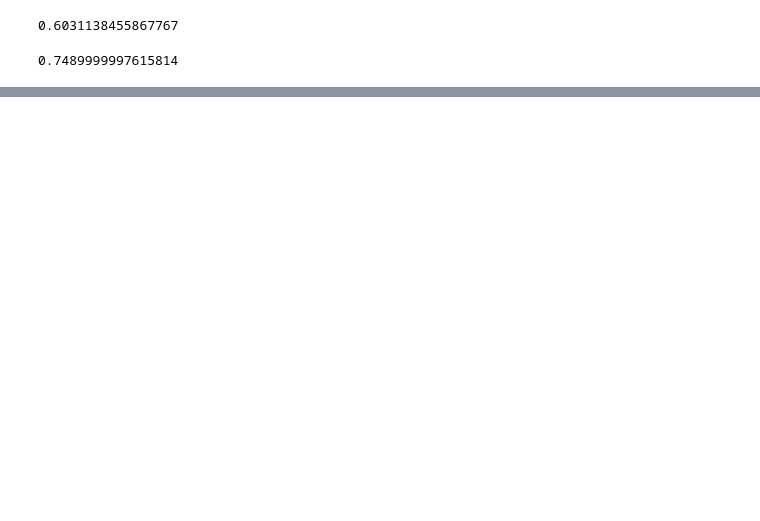
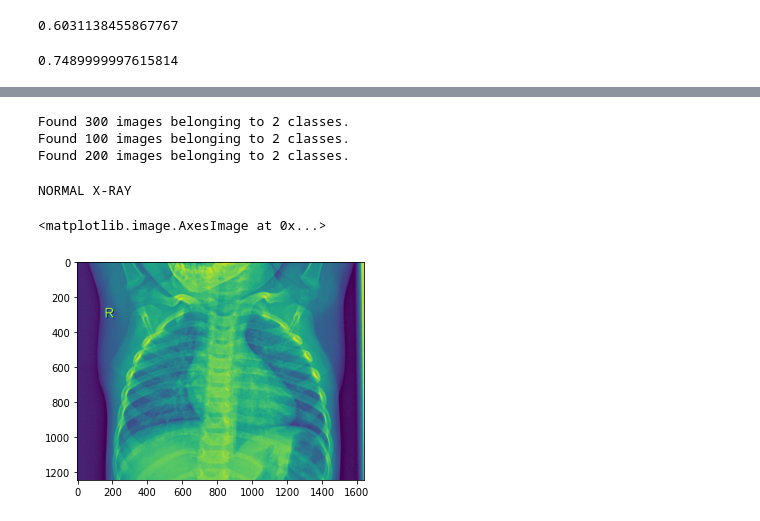
Before and after one commit to davemlz/Master_of_DataScience, a Jupyter notebook: ML1/6_Redes Convolucionales/classifying-images.ipynb, the cells around one changed output, grey strips where cells are left out. Drawn from its saved outputs; the diff is of its cells as text; code cells hidden in the pictures; blank space fills up the shorter version.

```diff
--- a/ML1/6_Redes Convolucionales/classifying-images.ipynb
+++ b/ML1/6_Redes Convolucionales/classifying-images.ipynb
@@ -383,0 +405,29 @@ new_test_acc
+# %%
+from keras.preprocessing.image import ImageDataGenerator
+
+train_dir = '/content/drive/My Drive/pneumonia_normal_small/train'
+validation_dir = '/content/drive/My Drive/pneumonia_normal_small/val'
+test_dir = '/content/drive/My Drive/pneumonia_normal_small/test'
+
+train_datagen = ImageDataGenerator(rescale=1./255)
+validation_datagen = ImageDataGenerator(rescale=1./255)
+test_datagen = ImageDataGenerator(rescale=1./255)
+
+train_generator = train_datagen.flow_from_directory(train_dir,target_size=(300,300),batch_size=20,class_mode='binary')
+validation_generator = validation_datagen.flow_from_directory(validation_dir,target_size=(300,300),batch_size=20,class_mode='binary')
+test_generator = test_datagen.flow_from_directory(test_dir,target_size=(300,300),batch_size=20,class_mode='binary')
+# %% [output]
+Found 300 images belonging to 2 classes.
+Found 100 images belonging to 2 classes.
+Found 200 images belonging to 2 classes.
+# %%
+import matplotlib.pyplot as plt
+import matplotlib.image as mpimg
+
+img_normal = mpimg.imread('/content/drive/My Drive/pneumonia_normal_small/train/NORMAL/IM-0211-0001.jpeg')
+print("NORMAL X-RAY")
+plt.imshow(img_normal)
+# %% [output]
+NORMAL X-RAY
+<matplotlib.image.AxesImage at 0x...>
+[figure, added]
```
Also changed, not shown: parts of 12 cells of this notebook.
